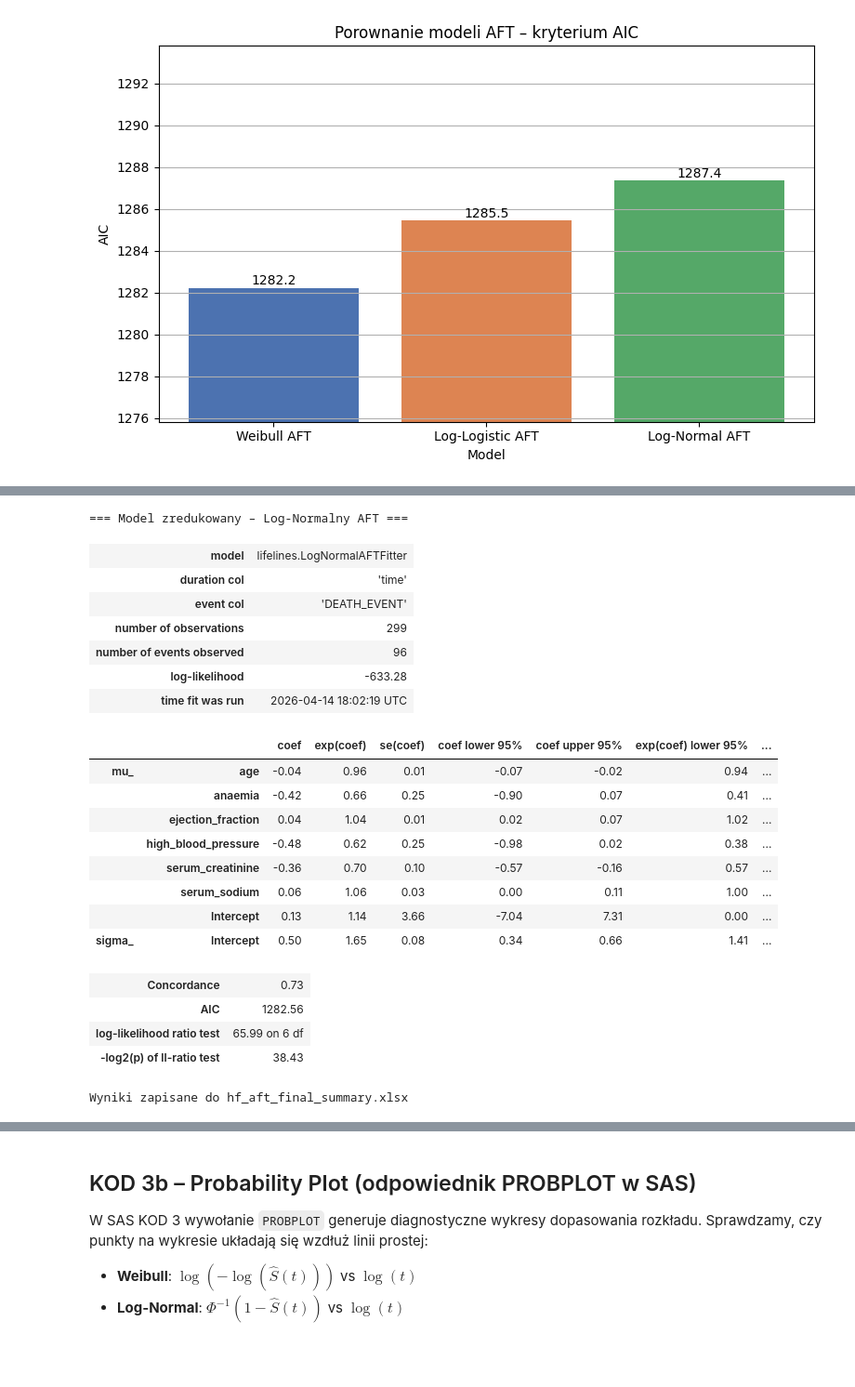
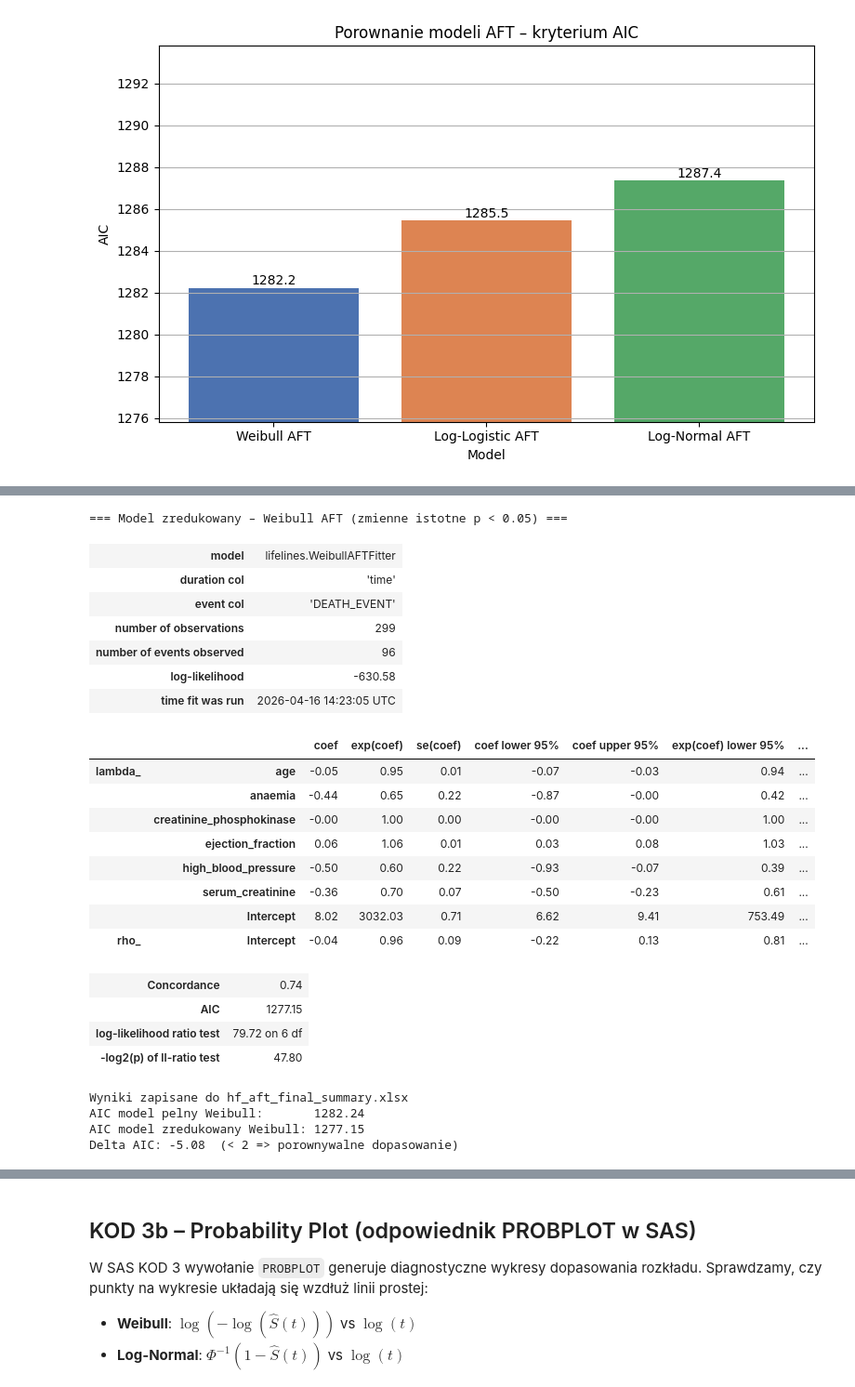
Before and after one commit to Richi9PP/ACT, a Jupyter notebook: Ready_models/hf_analiza_parametryczna.ipynb, the cells around one changed output, grey strips where cells are left out. Shown at 93% size. Drawn from its saved outputs; the diff is of its cells as text; code cells hidden in the pictures; blank space fills up the shorter version.

```diff
--- a/Ready_models/hf_analiza_parametryczna.ipynb
+++ b/Ready_models/hf_analiza_parametryczna.ipynb
@@ -194,5 +218,5 @@ Na podstawie AIC wybieramy model Log-Normalny AFT. Następnie:
 # %%
-# Budowanie danych modelowych
+# Budowanie danych modelowych (wszystkie zmienne)
 cat_vars = ['anaemia', 'diabetes', 'high_blood_pressure', 'sex', 'smoking']
 num_vars = ['age', 'creatinine_phosphokinase', 'ejection_fraction',
             'platelets', 'serum_creatinine', 'serum_sodium']
@@ -200,9 +224,9 @@ num_vars = ['age', 'creatinine_phosphokinase', 'ejection_fraction',
 dummies = pd.get_dummies(df[cat_vars], drop_first=True)
 model_data = pd.concat([dummies, df[num_vars + ['time', 'DEATH_EVENT']]], axis=1)
 
-# Model pełny
-aft_lognorm = LogNormalAFTFitter()
-aft_lognorm.fit(model_data, duration_col='time', event_col='DEATH_EVENT')
-print('=== Model pelny – Log-Normalny AFT ===')
-aft_lognorm.print_summary()
+# Model pelny – Weibull AFT (najlepszy wg AIC i BIC)
+aft_weibull_full = WeibullAFTFitter()
+aft_weibull_full.fit(model_data, duration_col='time', event_col='DEATH_EVENT')
+print('=== Model pelny – Weibull AFT ===')
+aft_weibull_full.print_summary()
 # %% [output]
@@ -235,41 +259,54 @@ aft_lognorm.print_summary()
 # %%
-# Model zredukowany – tylko zmienne istotne statystycznie (p < 0.05)
-# Na podstawie wynikow modelu pelnego
-final_num = ['age', 'ejection_fraction', 'serum_creatinine', 'serum_sodium']
+# Model zredukowany – zmienne istotne (p < 0.05) z pelnego modelu Weibull AFT
+# Zachowane: age, ejection_fraction, serum_creatinine, anaemia,
+#            creatinine_phosphokinase, high_blood_pressure
+# Usuniete:  diabetes (p=0.53), platelets (p=0.64), sex (p=0.35),
+#            smoking (p=0.65), serum_sodium (p=0.06)
+
+final_num = ['age', 'creatinine_phosphokinase', 'ejection_fraction', 'serum_creatinine']
 final_cat = ['anaemia', 'high_blood_pressure']
 
 dummies_final = pd.get_dummies(df[final_cat], drop_first=True)
 model_final = pd.concat(
     [dummies_final, df[final_num + ['time', 'DEATH_EVENT']]], axis=1
 )
 
-aft_final = LogNormalAFTFitter()
+aft_final = WeibullAFTFitter()
 aft_final.fit(model_final, duration_col='time', event_col='DEATH_EVENT')
-print('=== Model zredukowany – Log-Normalny AFT ===')
+print('=== Model zredukowany – Weibull AFT (zmienne istotne p < 0.05) ===')
 aft_final.print_summary()
 
 aft_final.summary.to_excel('hf_aft_final_summary.xlsx')
 print('Wyniki zapisane do hf_aft_final_summary.xlsx')
+
+# Porownanie AIC: pelny vs zredukowany
+print(f'AIC model pelny Weibull:       {aft_weibull_full.AIC_:.2f}')
+print(f'AIC model zredukowany Weibull: {aft_final.AIC_:.2f}')
+delta = aft_final.AIC_ - aft_weibull_full.AIC_
+print(f'Delta AIC: {delta:.2f}  (< 2 => porownywalne dopasowanie)')
 # %% [output]
-=== Model zredukowany – Log-Normalny AFT ===
+=== Model zredukowany – Weibull AFT (zmienne istotne p < 0.05) ===
-| model | lifelines.LogNormalAFTFitter |
+| model | lifelines.WeibullAFTFitter |
 | duration col | 'time' |
 | event col | 'DEATH_EVENT' |
 | number of observations | 299 |
 | number of events observed | 96 |
-| log-likelihood | -633.28 |
-| time fit was run | 2026-04-14 18:02:19 UTC |
+| log-likelihood | -630.58 |
+| time fit was run | 2026-04-16 14:23:05 UTC |
 |  |  | coef | exp(coef) | se(coef) | coef lower 95% | coef upper 95% | exp(coef) lower 95% | ... |
-| mu_ | age | -0.04 | 0.96 | 0.01 | -0.07 | -0.02 | 0.94 | ... |
-|  | anaemia | -0.42 | 0.66 | 0.25 | -0.90 | 0.07 | 0.41 | ... |
-|  | ejection_fraction | 0.04 | 1.04 | 0.01 | 0.02 | 0.07 | 1.02 | ... |
-|  | high_blood_pressure | -0.48 | 0.62 | 0.25 | -0.98 | 0.02 | 0.38 | ... |
-|  | serum_creatinine | -0.36 | 0.70 | 0.10 | -0.57 | -0.16 | 0.57 | ... |
-|  | serum_sodium | 0.06 | 1.06 | 0.03 | 0.00 | 0.11 | 1.00 | ... |
-|  | Intercept | 0.13 | 1.14 | 3.66 | -7.04 | 7.31 | 0.00 | ... |
-| sigma_ | Intercept | 0.50 | 1.65 | 0.08 | 0.34 | 0.66 | 1.41 | ... |
+| lambda_ | age | -0.05 | 0.95 | 0.01 | -0.07 | -0.03 | 0.94 | ... |
+|  | anaemia | -0.44 | 0.65 | 0.22 | -0.87 | -0.00 | 0.42 | ... |
+|  | creatinine_phosphokinase | -0.00 | 1.00 | 0.00 | -0.00 | -0.00 | 1.00 | ... |
+|  | ejection_fraction | 0.06 | 1.06 | 0.01 | 0.03 | 0.08 | 1.03 | ... |
+|  | high_blood_pressure | -0.50 | 0.60 | 0.22 | -0.93 | -0.07 | 0.39 | ... |
+|  | serum_creatinine | -0.36 | 0.70 | 0.07 | -0.50 | -0.23 | 0.61 | ... |
+|  | Intercept | 8.02 | 3032.03 | 0.71 | 6.62 | 9.41 | 753.49 | ... |
+| rho_ | Intercept | -0.04 | 0.96 | 0.09 | -0.22 | 0.13 | 0.81 | ... |
-| Concordance | 0.73 |
-| AIC | 1282.56 |
-| log-likelihood ratio test | 65.99 on 6 df |
-| -log2(p) of ll-ratio test | 38.43 |
+| Concordance | 0.74 |
+| AIC | 1277.15 |
+| log-likelihood ratio test | 79.72 on 6 df |
+| -log2(p) of ll-ratio test | 47.80 |
 Wyniki zapisane do hf_aft_final_summary.xlsx
+AIC model pelny Weibull:       1282.24
+AIC model zredukowany Weibull: 1277.15
+Delta AIC: -5.08  (< 2 => porownywalne dopasowanie)
```
Also changed, not shown: parts of 14 cells of this notebook, 14 other files.
